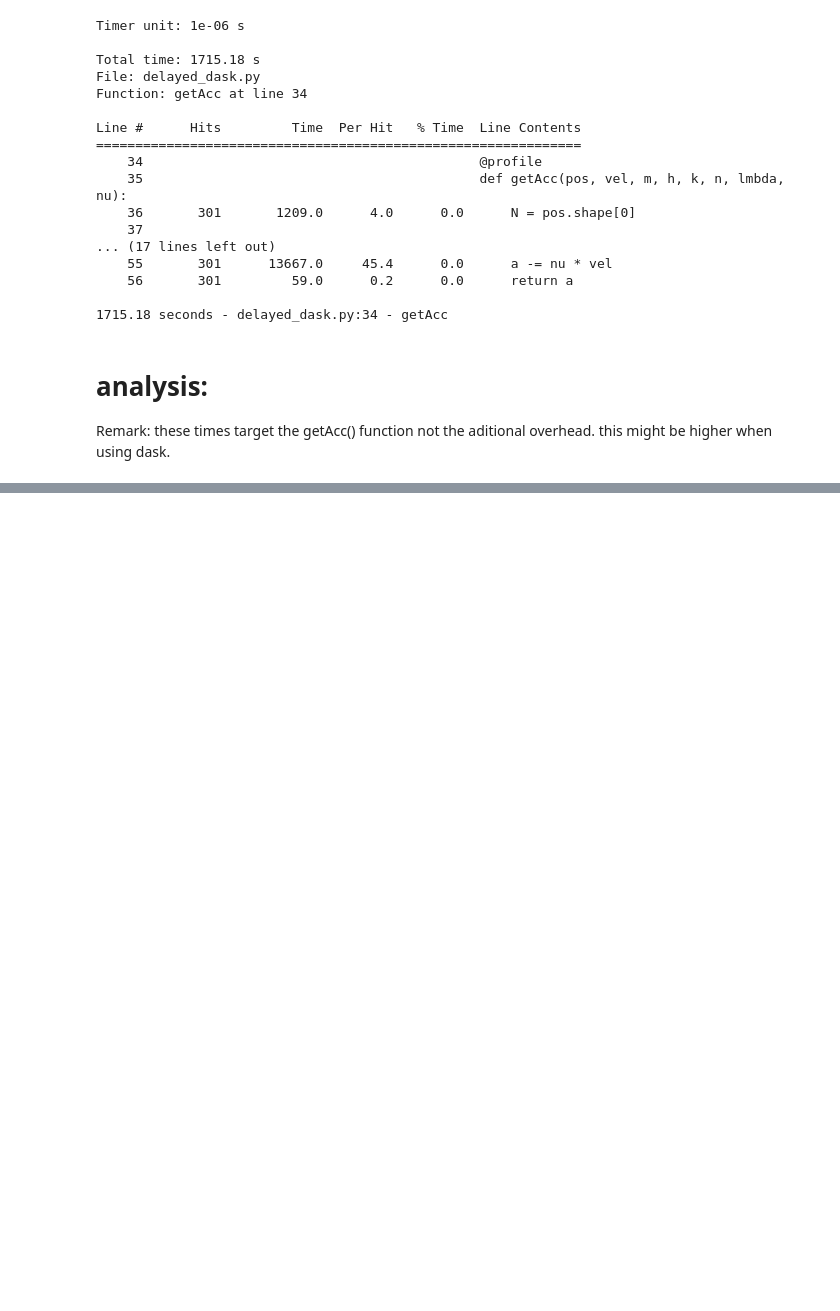
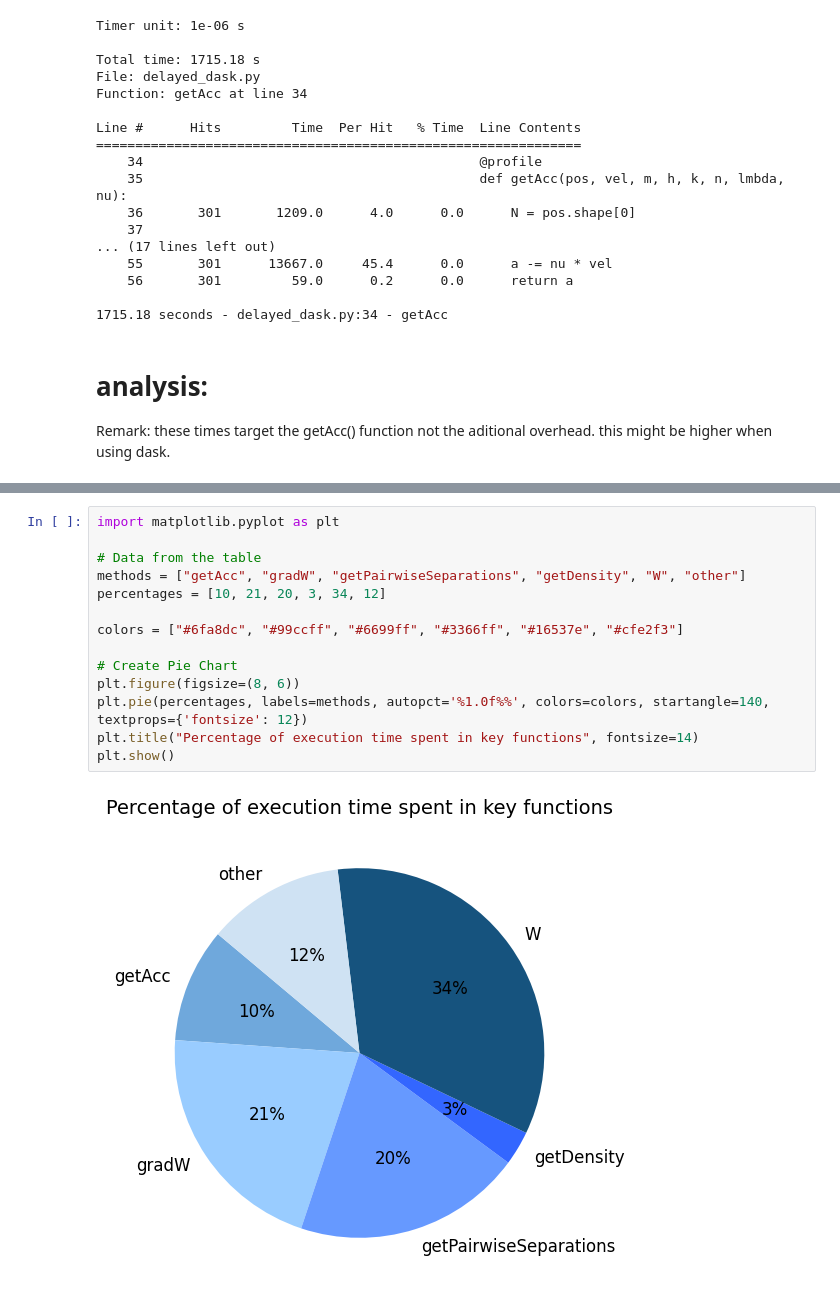
Before and after one commit to ge96lip/Computational-Astrophysics, a Jupyter notebook: parallel_dask_10000.ipynb, the cells around one changed output, grey strips where cells are left out. Cells and saved outputs as stored; diff of their text form; blank space fills up the shorter version.

```diff
--- a/parallel_dask_10000.ipynb
+++ b/parallel_dask_10000.ipynb
@@ -290,0 +289,16 @@ for N, times in data.items():
+# %%
+import matplotlib.pyplot as plt
+
+# Data from the table
+methods = ["getAcc", "gradW", "getPairwiseSeparations", "getDensity", "W", "other"]
+percentages = [10, 21, 20, 3, 34, 12]
+
+colors = ["#6fa8dc", "#99ccff", "#6699ff", "#3366ff", "#16537e", "#cfe2f3"]
+
+# Create Pie Chart
+plt.figure(figsize=(8, 6))
+plt.pie(percentages, labels=methods, autopct='%1.0f%%', colors=colors, startangle=140, textprops={'fontsize': 12})
+plt.title("Percentage of execution time spent in key functions", fontsize=14)
+plt.show()
+# %% [output]
+[figure, added]
```
Also changed, not shown: parts of 3 cells of this notebook, 12 other files.
